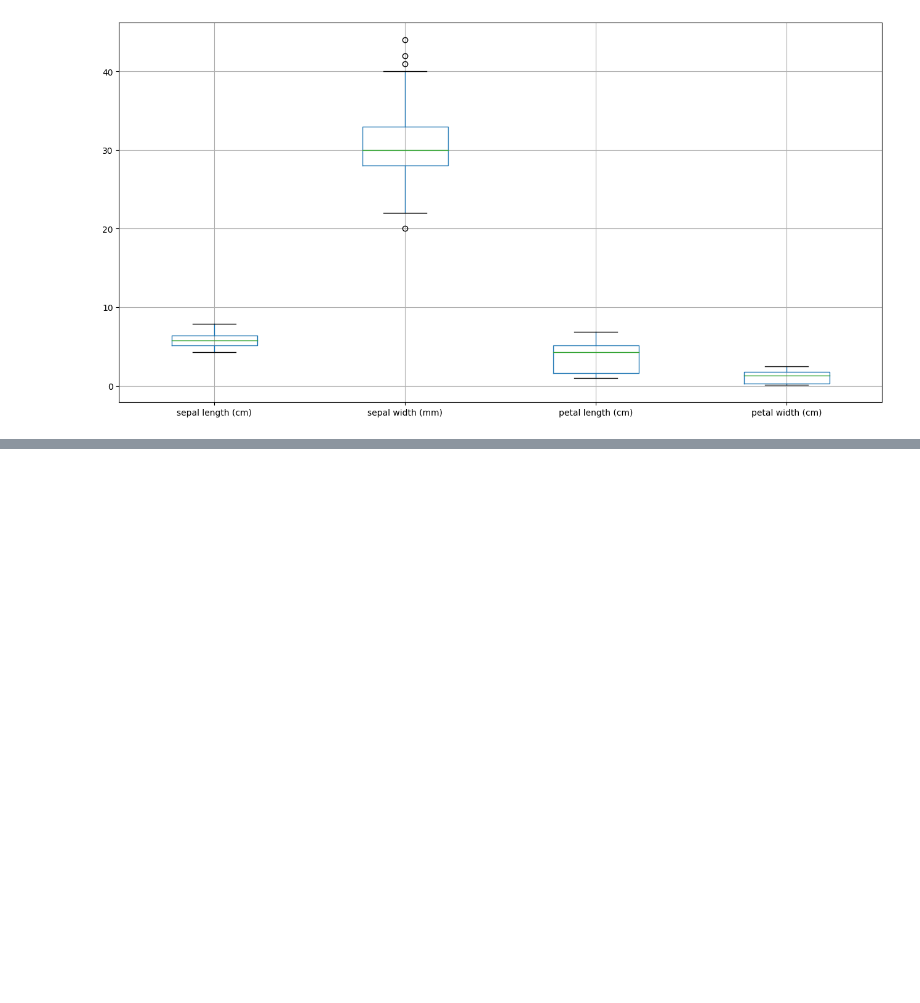
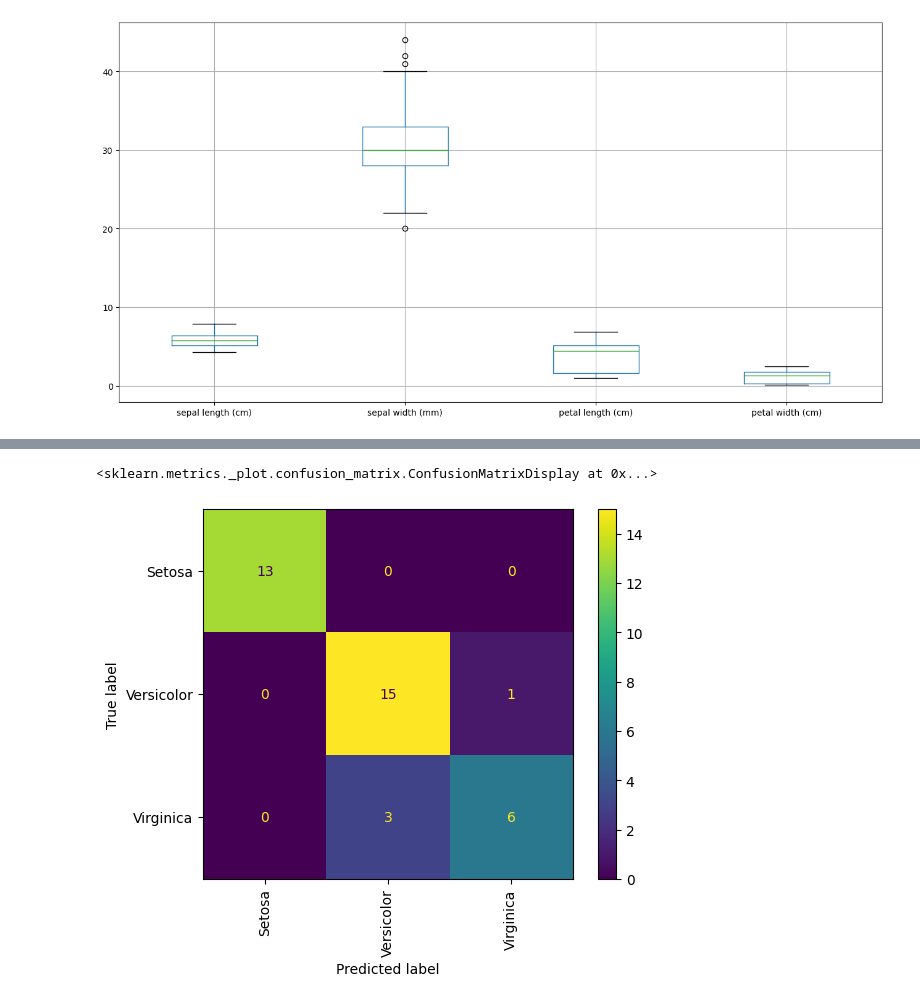
Before and after one commit to GPul88/Datacademy, a Jupyter notebook: Modules/M4_ML/src/main.ipynb, the cells around one changed output, grey strips where cells are left out. Cells and saved outputs as stored; diff of their text form; code cells hidden in the pictures; blank space fills up the shorter version.

```diff
--- a/Modules/M4_ML/src/main.ipynb
+++ b/Modules/M4_ML/src/main.ipynb
@@ -623,0 +610,27 @@ weighted avg       0.95      0.95      0.95        38
+# %%
+from sklearn.model_selection import cross_val_score
+
+# Create preprocessing steps into variables
+imputer = KNNImputer()
+scaler = MinMaxScaler()
+encoder = OneHotEncoder()
+classifiers = [
+     KNeighborsClassifier(),
+     SVC(random_state=0),
+     RandomForestClassifier(random_state=0)
+     ]
+
+# Split data into independent variables (X) and dependent variable (y)
+X = func.iris.copy().drop('target', axis=1)
+y = func.iris['target']
+
+# Test each different classifier
+for clf in classifiers:
+     # Combine with learning algorithm in another pipeline
+     pipe = create_pipeline(imputer, scaler, encoder, clf)
+
+     scores = cross_val_score(
+          estimator=pipe,
+          X=X, y=y,
+          cv=5)
+     print('{:>25} | Test Scores: {:>25} | Mean Test Score: {:.3f} | Standard deviation: {:.3f}'.format(pipe['clf'].__class__.__name__, str(['{:.3f}'.format(round(s, 3)) for s in scores]), round(scores.mean(), 3), round(scores.std(), 3)))
@@ -623,0 +744,21 @@ weighted avg       0.95      0.95      0.95        38
+# %%
+from sklearn.model_selection import train_test_split
+from sklearn.metrics import classification_report, ConfusionMatrixDisplay
+
+X_train, X_test, y_train, y_test = train_test_split(X, y, random_state=0)
+y_predictions = []
+
+clf = RandomForestClassifier()
+pipe = create_pipeline(imputer, scaler, encoder, clf)
+pipe.fit(X_train, y_train)
+y_pred = pipe.predict(X_test)
+
+ConfusionMatrixDisplay.from_predictions(
+        y_true=y_test,
+        y_pred=y_pred,
+        display_labels=['Setosa', 'Versicolor', 'Virginica'],
+        xticks_rotation="vertical"
+        )
+# %% [output]
+<sklearn.metrics._plot.confusion_matrix.ConfusionMatrixDisplay at 0x...>
+[figure, added]
```
Also changed, not shown: parts of 78 cells of this notebook, 1 other file.
